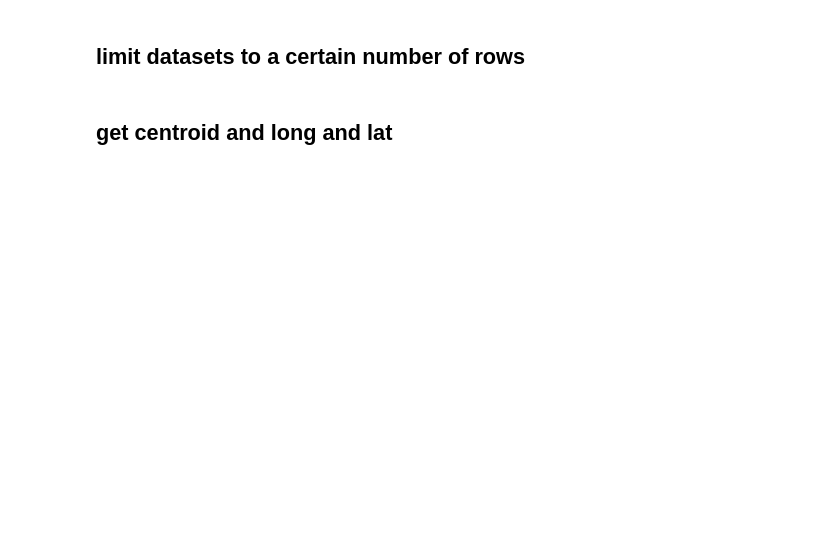
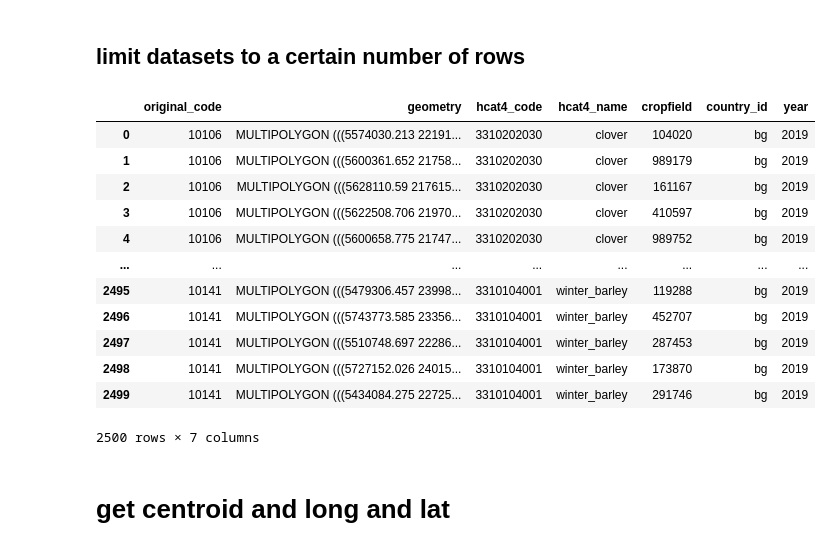
Before and after one commit to beatrizbsperes/SpatialTemporal_generalization_of_SITS_FM, a Jupyter notebook: 1_dataset_explorer.ipynb, the cells around one changed output. Drawn from its saved outputs; the diff is of its cells as text; code cells hidden in the pictures; blank space fills up the shorter version.

```diff
--- a/1_dataset_explorer.ipynb
+++ b/1_dataset_explorer.ipynb
@@ -183 +214,16 @@ for dataset_id, gdf in datasets.items():
+# %%
+# define crops of interest
+crops = ['winter_barley', 'potatoes', 'maize_corn_popcorn', 'spring_barley', 'clover']
+
+def interest_crop(gdf, crops_list):
+    result = gdf[gdf['hcat4_name'].isin(crops_list)]
+    return result
+
+crops_dataset = {}
+
+for dataset_id, gdf in datasets.items():
+    subset_gdf = interest_crop(gdf, crops)
+
+    if not subset_gdf.empty:
+        crops_dataset[dataset_id] = subset_gdf
 # %%
@@ -278,0 +363,2 @@ Eliminating multipoligon 103 poligons in 'maize_corn_popcorn_fr_2023'.
+# %%
+crops_dataset = drop_small_polygons(crops_dataset, min_area_m2=20)
@@ -285,7 +390,39 @@ data_size = 500
-# %%
-crops_dataset = {name: df.iloc[:data_size] for name, df in crops_dataset.items()}
+# %%
+limited_crops_dataset = {}
+
+for name, gdf in crops_dataset.items():
+    if gdf.empty:
+        limited_crops_dataset[name] = gdf
+        continue
+
+    # We keep include_groups=True (default) to keep the column,
+    # but we use group_keys=False to avoid the multi-index warning.
+    limited_gdf = gdf.groupby('hcat4_name', group_keys=False).apply(
+        lambda x: x.sample(n=min(len(x), CROPS_SIZE), random_state=42)
+    ).reset_index(drop=True)
+
+    # print(f"\n--- Dataset: {name} ---")
+    # print(limited_gdf['hcat4_name'].value_counts())
+
+    limited_crops_dataset[name] = limited_gdf
+# %%
+limited_crops_dataset['bg_2019']
+# %% [output]
+|  | original_code | geometry | hcat4_code | hcat4_name | cropfield | country_id | year |
+| 0 | 10106 | MULTIPOLYGON (((5574030.213 22191... | 3310202030 | clover | 104020 | bg | 2019 |
+| 1 | 10106 | MULTIPOLYGON (((5600361.652 21758... | 3310202030 | clover | 989179 | bg | 2019 |
+| 2 | 10106 | MULTIPOLYGON (((5628110.59 217615... | 3310202030 | clover | 161167 | bg | 2019 |
+| 3 | 10106 | MULTIPOLYGON (((5622508.706 21970... | 3310202030 | clover | 410597 | bg | 2019 |
+| 4 | 10106 | MULTIPOLYGON (((5600658.775 21747... | 3310202030 | clover | 989752 | bg | 2019 |
+| ... | ... | ... | ... | ... | ... | ... | ... |
+| 2495 | 10141 | MULTIPOLYGON (((5479306.457 23998... | 3310104001 | winter_barley | 119288 | bg | 2019 |
+| 2496 | 10141 | MULTIPOLYGON (((5743773.585 23356... | 3310104001 | winter_barley | 452707 | bg | 2019 |
+| 2497 | 10141 | MULTIPOLYGON (((5510748.697 22286... | 3310104001 | winter_barley | 287453 | bg | 2019 |
+| 2498 | 10141 | MULTIPOLYGON (((5727152.026 24015... | 3310104001 | winter_barley | 173870 | bg | 2019 |
+| 2499 | 10141 | MULTIPOLYGON (((5434084.275 22725... | 3310104001 | winter_barley | 291746 | bg | 2019 |
+2500 rows × 7 columns
 # %% [markdown]
-## get centroid and long and lat
+# get centroid and long and lat
 # %%
 def access_coords(gpd, index):
     poligon = gpd.geometry.iloc[index]
```
Also changed, not shown: parts of 36 cells of this notebook, 26 other files.
